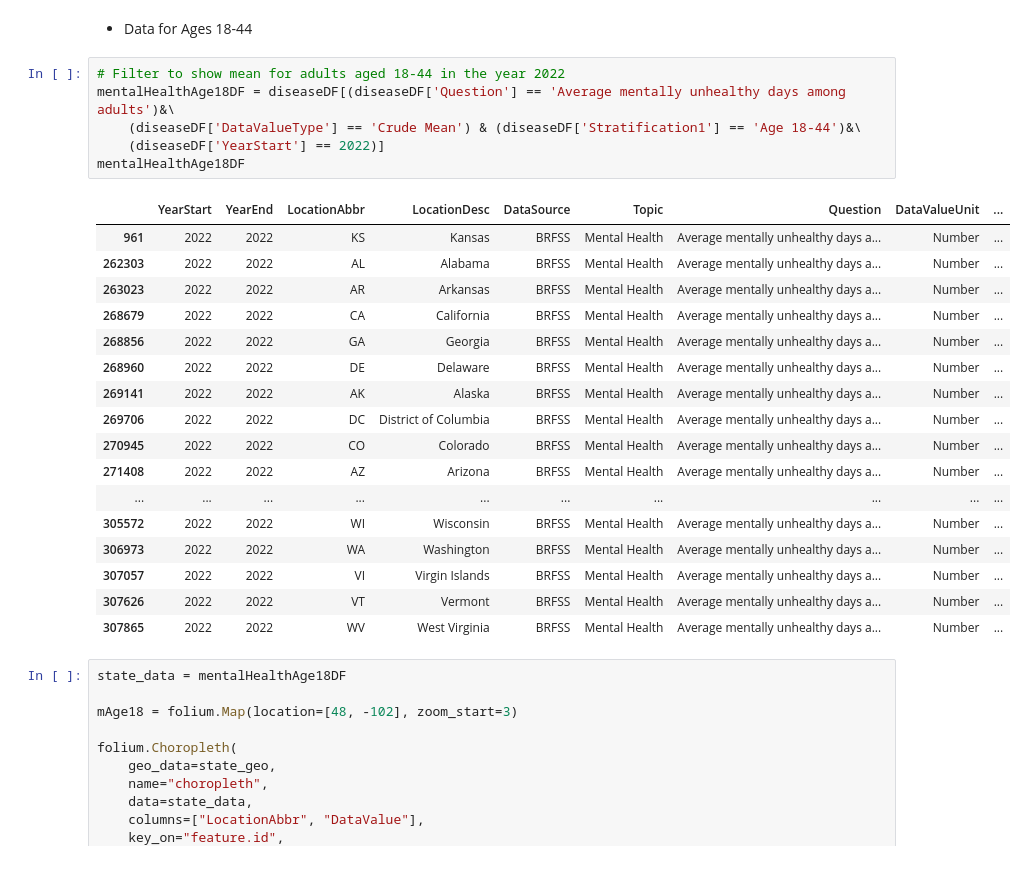
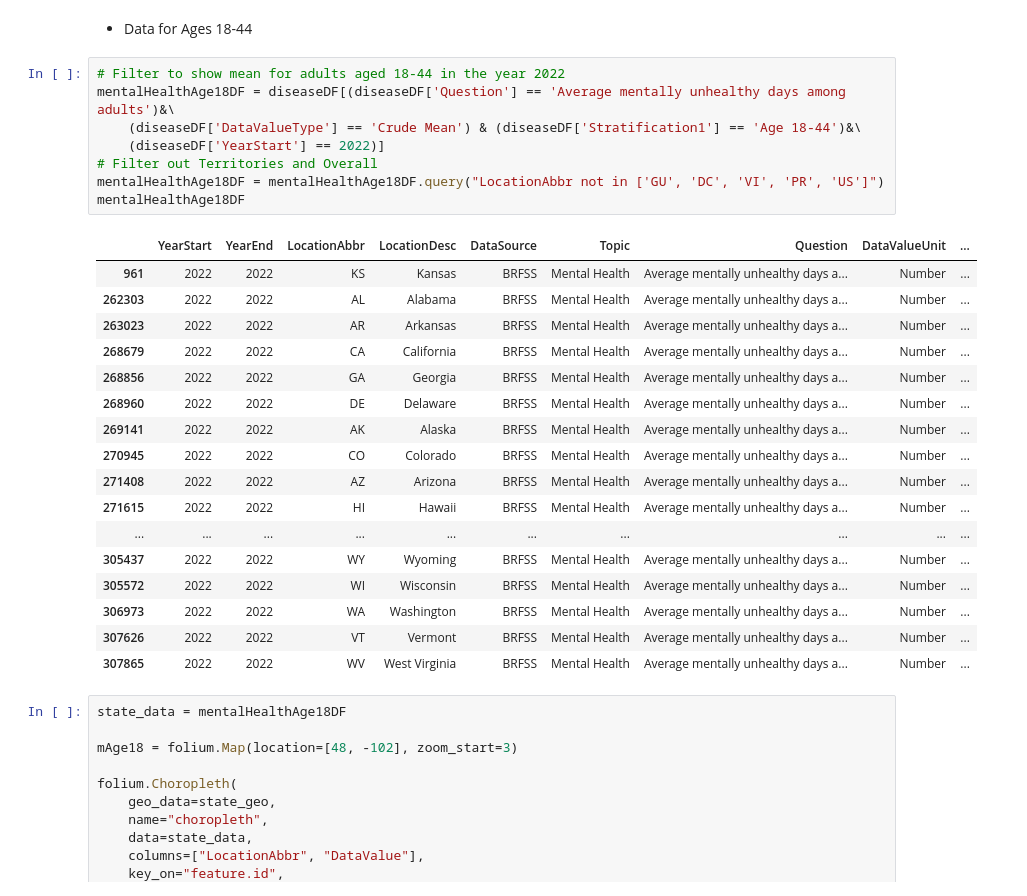
Before and after one commit to CameronStevens4/Data213-Final-Project---Cameron-Stevens, a Jupyter notebook: FinalProject.ipynb, the cells around one changed output. Cells and saved outputs as stored; diff of their text form.

```diff
--- a/FinalProject.ipynb
+++ b/FinalProject.ipynb
@@ -204,25 +210,27 @@ mFemale
 # %%
 # Filter to show mean for adults aged 18-44 in the year 2022
 mentalHealthAge18DF = diseaseDF[(diseaseDF['Question'] == 'Average mentally unhealthy days among adults')&\
     (diseaseDF['DataValueType'] == 'Crude Mean') & (diseaseDF['Stratification1'] == 'Age 18-44')&\
     (diseaseDF['YearStart'] == 2022)]
+# Filter out Territories and Overall
+mentalHealthAge18DF = mentalHealthAge18DF.query("LocationAbbr not in ['GU', 'DC', 'VI', 'PR', 'US']")
 mentalHealthAge18DF
 # %% [output]
 |  | YearStart | YearEnd | LocationAbbr | LocationDesc | DataSource | Topic | Question | DataValueUnit | ... |
 | 961 | 2022 | 2022 | KS | Kansas | BRFSS | Mental Health | Average mentally unhealthy days a... | Number | ... |
 | 262303 | 2022 | 2022 | AL | Alabama | BRFSS | Mental Health | Average mentally unhealthy days a... | Number | ... |
 | 263023 | 2022 | 2022 | AR | Arkansas | BRFSS | Mental Health | Average mentally unhealthy days a... | Number | ... |
 | 268679 | 2022 | 2022 | CA | California | BRFSS | Mental Health | Average mentally unhealthy days a... | Number | ... |
 | 268856 | 2022 | 2022 | GA | Georgia | BRFSS | Mental Health | Average mentally unhealthy days a... | Number | ... |
 | 268960 | 2022 | 2022 | DE | Delaware | BRFSS | Mental Health | Average mentally unhealthy days a... | Number | ... |
 | 269141 | 2022 | 2022 | AK | Alaska | BRFSS | Mental Health | Average mentally unhealthy days a... | Number | ... |
-| 269706 | 2022 | 2022 | DC | District of Columbia | BRFSS | Mental Health | Average mentally unhealthy days a... | Number | ... |
 | 270945 | 2022 | 2022 | CO | Colorado | BRFSS | Mental Health | Average mentally unhealthy days a... | Number | ... |
 | 271408 | 2022 | 2022 | AZ | Arizona | BRFSS | Mental Health | Average mentally unhealthy days a... | Number | ... |
+| 271615 | 2022 | 2022 | HI | Hawaii | BRFSS | Mental Health | Average mentally unhealthy days a... | Number | ... |
 | ... | ... | ... | ... | ... | ... | ... | ... | ... | ... |
+| 305437 | 2022 | 2022 | WY | Wyoming | BRFSS | Mental Health | Average mentally unhealthy days a... | Number | ... |
 | 305572 | 2022 | 2022 | WI | Wisconsin | BRFSS | Mental Health | Average mentally unhealthy days a... | Number | ... |
 | 306973 | 2022 | 2022 | WA | Washington | BRFSS | Mental Health | Average mentally unhealthy days a... | Number | ... |
-| 307057 | 2022 | 2022 | VI | Virgin Islands | BRFSS | Mental Health | Average mentally unhealthy days a... | Number | ... |
 | 307626 | 2022 | 2022 | VT | Vermont | BRFSS | Mental Health | Average mentally unhealthy days a... | Number | ... |
 | 307865 | 2022 | 2022 | WV | West Virginia | BRFSS | Mental Health | Average mentally unhealthy days a... | Number | ... |
 # %%
```
Also changed, not shown: parts of 8 cells of this notebook.
